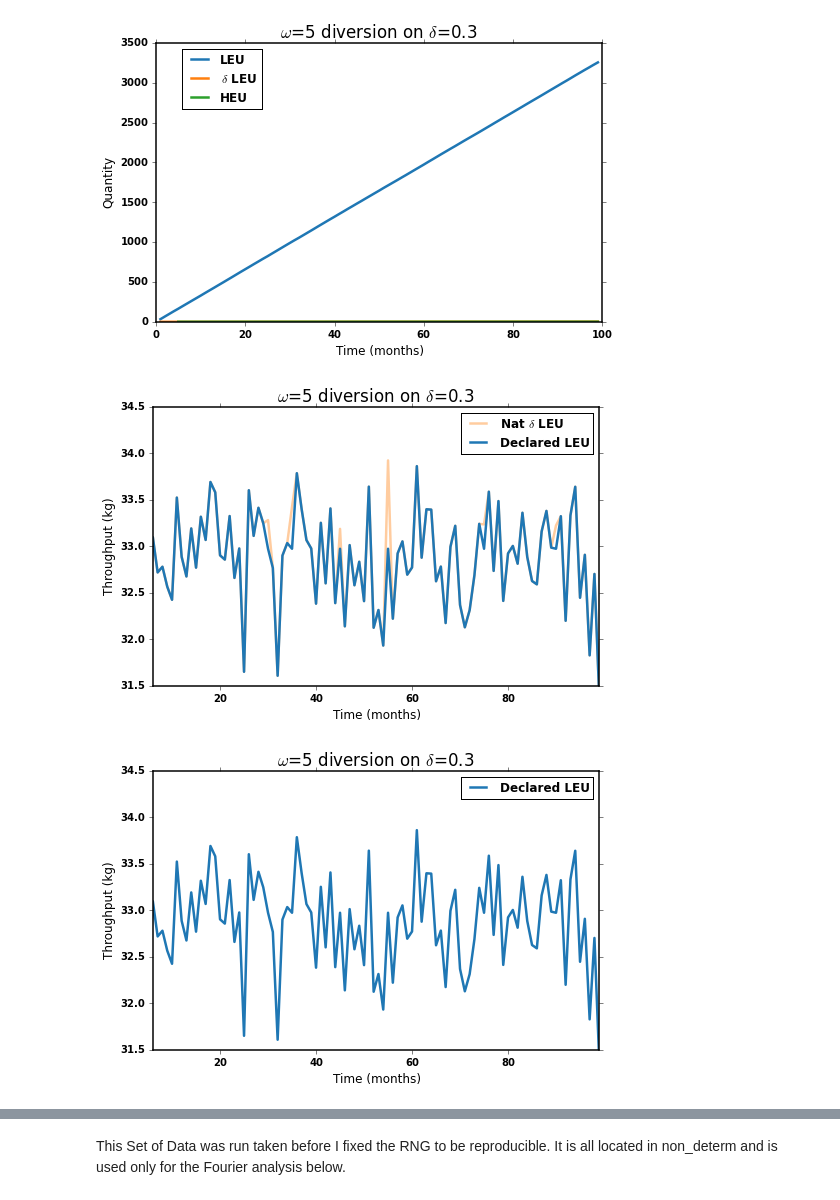
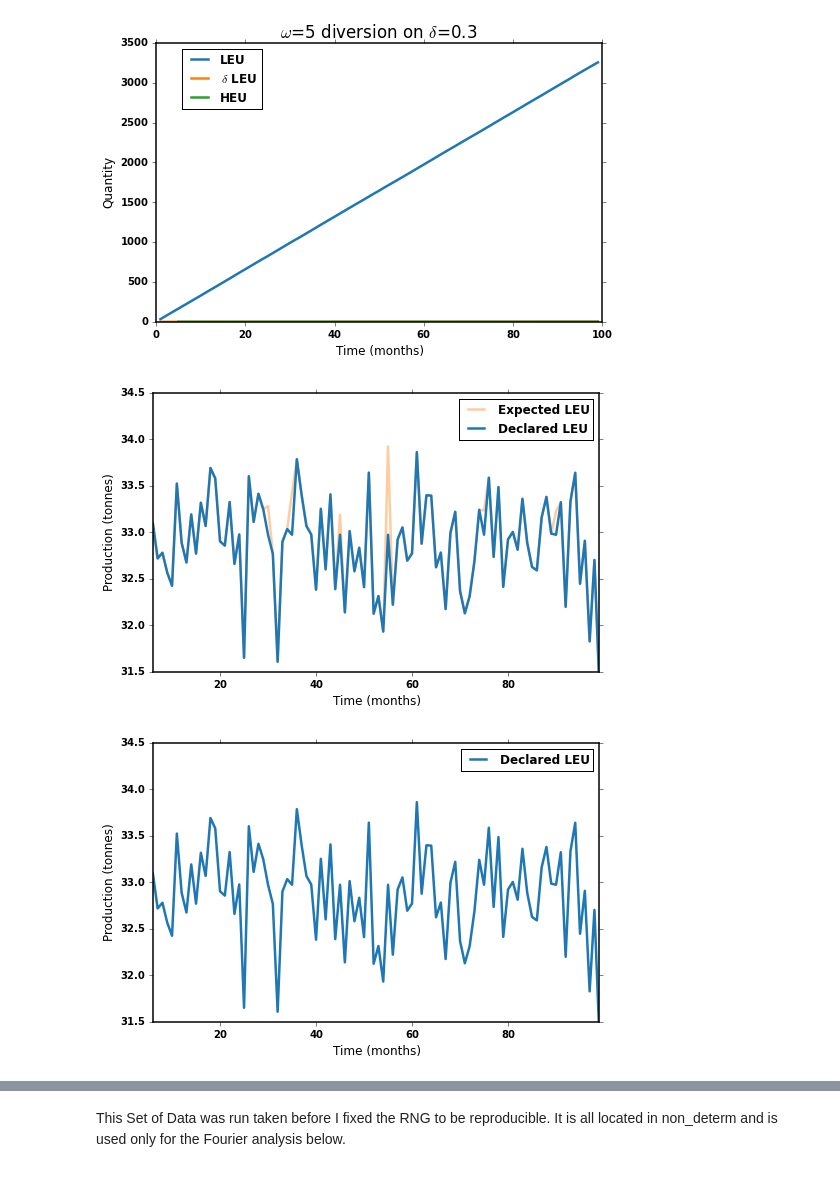
Before and after one commit to bam241/cvt_analysis, a Jupyter notebook: fourier_analysis.ipynb, the cells around one changed output, grey strips where cells are left out. Drawn from its saved outputs; the diff is of its cells as text; code cells hidden in the pictures.

Commit message:
improved plot labeling, added new notebook for processing UM datasets

```diff
--- a/fourier_analysis.ipynb
+++ b/fourier_analysis.ipynb
@@ -16,10 +16,10 @@ i_delta = 2
 i_heu = 4
 
 xlab = "Time (months)"
-ylab = "Throughput (kg)"
-plot_dir = "/Users/mbmcgarry/git/cyclus_runs/random_sink/png/"
+ylab = "Production (tonnes)"
+plot_dir = "/Users/mbmcgarry/git/cyclus_runs/v1.2/random_sink/png/"
 
-ps = 0
+ps = 1
 # %%
 # General Plotting Parameters
 mpl.rcParams['figure.figsize'] = (8,5)
@@ -98,24 +98,24 @@ delta_LEU_noHEU_tp =  delta_LEU_noHEU[' Quantity']- delta_LEU_noHEU[' Quantity']
 # %%
 xmin=6
 xmax=max(LEU['Time'])
 ymin=31.5
 ymax=34.5
 xlim(xmin, xmax)
 ylim(ymin, ymax)
 alpha=0.4
 
-plt.plot(LEU_noHEU['Time'],(LEU_noHEU_tp), label='Nat $\delta$ LEU', color=tableau20[i_delta], alpha=alpha)
+plt.plot(LEU_noHEU['Time'],(LEU_noHEU_tp), label='Expected LEU', color=tableau20[i_delta], alpha=alpha)
 plt.plot(LEU['Time'],(LEU_tp), label='Declared LEU', color=tableau20[i_leu])
 plt.legend(loc='best')
 plt.xlabel(xlab)
 plt.ylabel(ylab)
 
 if ps == 1:
     savefig(plot_dir + 'nat_delta_E5.png')
 else:
     plt.title("$\omega$=5 diversion on $\delta$=0.3")
 # %% [output]
-[figure, old version]
+[figure, new version]
 # %%
 xlim(xmin, xmax)
 ylim(ymin, ymax)
@@ -130,7 +130,7 @@ if ps == 1:
 else:
     plt.title("$\omega$=5 diversion on $\delta$=0.3")
 # %% [output]
-[figure, old version]
+[figure, new version]
 # %%
 xlim(xmin, xmax)
 ylim(ymin, ymax)
```
Also changed, not shown: parts of 10 cells of this notebook, 4 other files.
